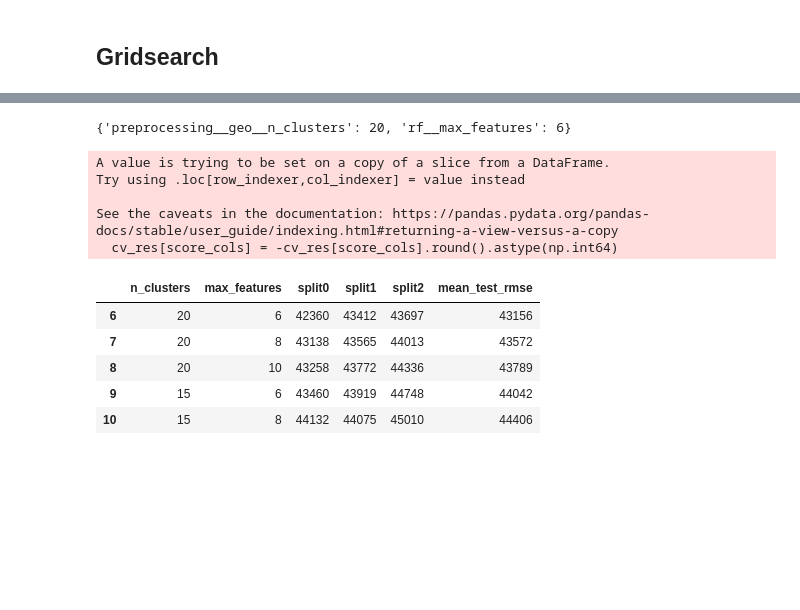
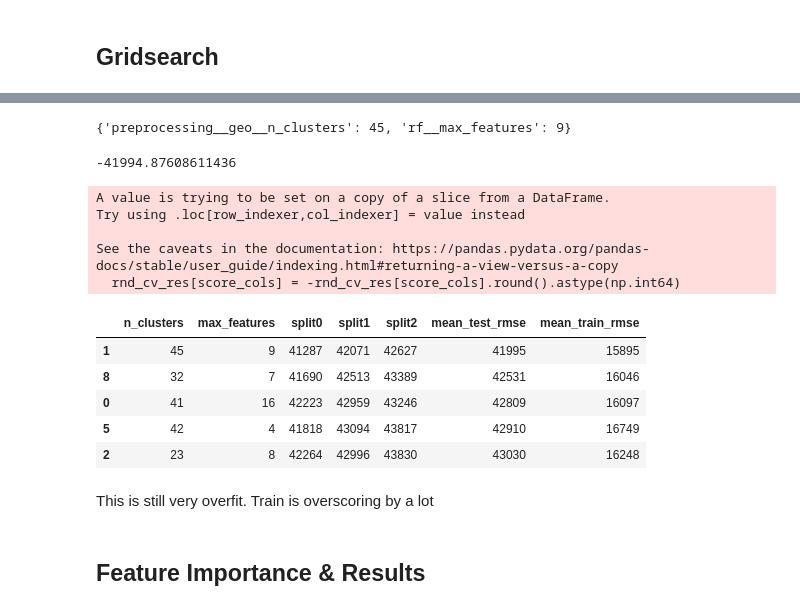
Before and after one commit to mduncan23/badal-book, a Jupyter notebook: Chapter 1 and 2.ipynb, the cells around one changed output, grey strips where cells are left out. Saved outputs shown, nothing was run; the diff lists cells and outputs as text; code cells hidden in the pictures; blank space fills up the shorter version.

```diff
--- a/Chapter 1 and 2.ipynb
+++ b/Chapter 1 and 2.ipynb
@@ -1847,0 +1901,17 @@ GridSearchCV(cv=3,
+# %%
+# creating a param grid with random ints in specified range
+param_distribs = {'preprocessing__geo__n_clusters': randint(low=3, high=50),
+                  'rf__max_features': randint(low=2, high=20)}
+
+# creating random search
+rnd_search = RandomizedSearchCV(rf_reg,
+                                param_distributions=param_distribs,
+                                n_iter=10,
+                                cv=3,
+                                scoring='neg_root_mean_squared_error',
+                                random_state=42,
+                                verbose=1,
+                                return_train_score=True)
+
+# fitting search
+rnd_search.fit(housing, housing_labels)
@@ -1848,4 +1936,4 @@ GridSearchCV(cv=3,
 # %%
-grid_search.best_params_
+rnd_search.best_params_
 # %% [output]
-{'preprocessing__geo__n_clusters': 20, 'rf__max_features': 6}
+{'preprocessing__geo__n_clusters': 45, 'rf__max_features': 9}
@@ -1854,23 +1940,44 @@ cv_results = pd.DataFrame(grid_search.cv_results_)
+# %%
+rnd_search.best_score_
+# %% [output]
+-41994.87608611436
+# %%
+# putting the results into a dataframe
+rnd_cv_results = pd.DataFrame(rnd_search.cv_results_)
 # %%
-cv_results.sort_values(by='mean_test_score', ascending=False, inplace=True)
+# sorting results so that best is on top
+rnd_cv_results.sort_values(by='mean_test_score', ascending=False, inplace=True)
 
-cv_res = cv_results[["param_preprocessing__geo__n_clusters",
-                 "param_rf__max_features", "split0_test_score",
-                 "split1_test_score", "split2_test_score", "mean_test_score"]]
-score_cols = ["split0", "split1", "split2", "mean_test_rmse"]
-cv_res.columns = ["n_clusters", "max_features"] + score_cols
-cv_res[score_cols] = -cv_res[score_cols].round().astype(np.int64)
+# keeping only relevant cols
+rnd_cv_res = rnd_cv_results[["param_preprocessing__geo__n_clusters",
+                             "param_rf__max_features", "split0_test_score",
+                             "split1_test_score", "split2_test_score",
+                             "mean_test_score", "mean_train_score"]]
 
-cv_res.head()
+# list of cols to rename
+score_cols = ["split0", "split1", "split2", "mean_test_rmse", "mean_train_rmse"]
+
+# renaming cols
+rnd_cv_res.columns = ["n_clusters", "max_features"] + score_cols
+
+# converting nums to int and making not neg
+rnd_cv_res[score_cols] = -rnd_cv_res[score_cols].round().astype(np.int64)
+
+# display results
+rnd_cv_res.head()
 # %% [output]
 A value is trying to be set on a copy of a slice from a DataFrame.
 Try using .loc[row_indexer,col_indexer] = value instead
 
 See the caveats in the documentation: https://pandas.pydata.org/pandas-docs/stable/user_guide/indexing.html#returning-a-view-versus-a-copy
-  cv_res[score_cols] = -cv_res[score_cols].round().astype(np.int64)
+  rnd_cv_res[score_cols] = -rnd_cv_res[score_cols].round().astype(np.int64)
-|  | n_clusters | max_features | split0 | split1 | split2 | mean_test_rmse |
-| 6 | 20 | 6 | 42360 | 43412 | 43697 | 43156 |
-| 7 | 20 | 8 | 43138 | 43565 | 44013 | 43572 |
-| 8 | 20 | 10 | 43258 | 43772 | 44336 | 43789 |
-| 9 | 15 | 6 | 43460 | 43919 | 44748 | 44042 |
-| 10 | 15 | 8 | 44132 | 44075 | 45010 | 44406 |
+|  | n_clusters | max_features | split0 | split1 | split2 | mean_test_rmse | mean_train_rmse |
+| 1 | 45 | 9 | 41287 | 42071 | 42627 | 41995 | 15895 |
+| 8 | 32 | 7 | 41690 | 42513 | 43389 | 42531 | 16046 |
+| 0 | 41 | 16 | 42223 | 42959 | 43246 | 42809 | 16097 |
+| 5 | 42 | 4 | 41818 | 43094 | 43817 | 42910 | 16749 |
+| 2 | 23 | 8 | 42264 | 42996 | 43830 | 43030 | 16248 |
+# %% [markdown]
+This is still very overfit. Train is overscoring by a lot
+# %% [markdown]
+## Feature Importance & Results
```
Also changed, not shown: parts of 23 cells of this notebook.
